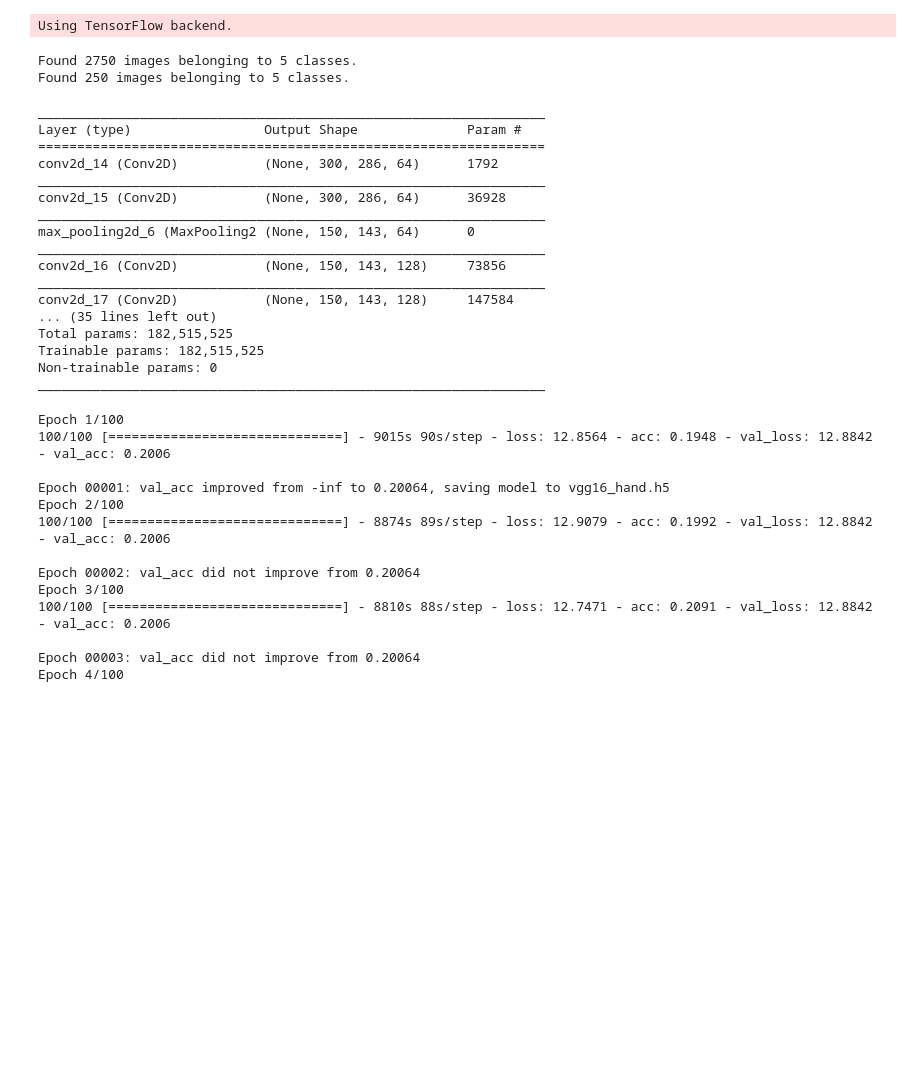
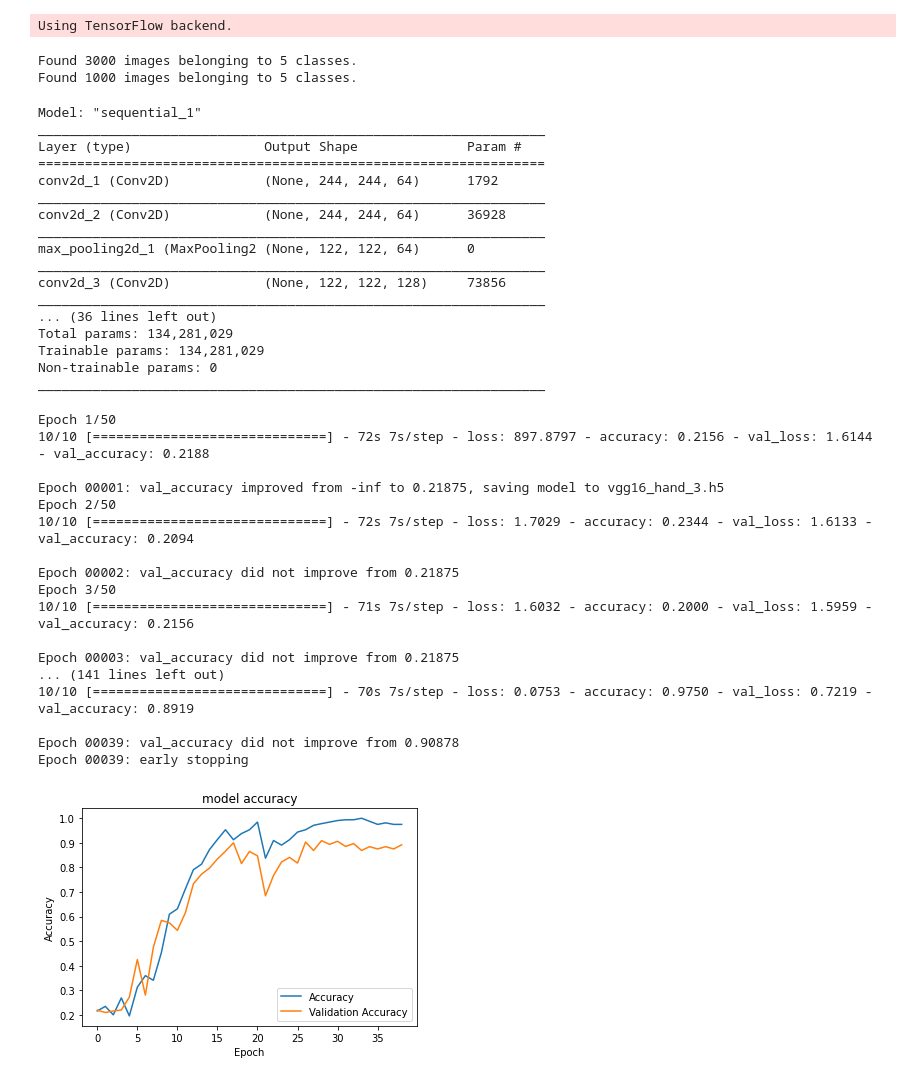
Before and after one commit to leelightman/HandGestureRecognizer, a Jupyter notebook: handGestureVGGModel.ipynb, the cells around one changed output. Saved outputs shown, nothing was run; the diff lists cells and outputs as text; code cells hidden in the pictures; blank space fills up the shorter version.

```diff
--- a/handGestureVGGModel.ipynb
+++ b/handGestureVGGModel.ipynb
@@ -8,16 +24,16 @@ import numpy as np
 Using TensorFlow backend.
 # %%
 trdata = ImageDataGenerator()
-traindata = trdata.flow_from_directory(directory="data/train",target_size=(300,286))
+traindata = trdata.flow_from_directory(directory="data/train",target_size=(244,244))
 tsdata = ImageDataGenerator()
-testdata = tsdata.flow_from_directory(directory="data/validation", target_size=(300,286))
+testdata = tsdata.flow_from_directory(directory="data/validation", target_size=(244,244))
 # %% [output]
-Found 2750 images belonging to 5 classes.
-Found 250 images belonging to 5 classes.
+Found 3000 images belonging to 5 classes.
+Found 1000 images belonging to 5 classes.
 # %%
 model = Sequential()
 # %%
-model.add(Conv2D(input_shape=(300,286,3),filters=64,kernel_size=(3,3),padding="same", activation="relu"))
+model.add(Conv2D(input_shape=(244,244,3),filters=64,kernel_size=(3,3),padding="same", activation="relu"))
 # %%
 model.add(Conv2D(filters=64,kernel_size=(3,3),padding="same", activation="relu"))
 # %%
@@ -67,52 +82,58 @@ model.compile(optimizer=opt, loss=keras.losses.categorical_crossentropy, metrics
 # %%
 model.summary()
 # %% [output]
+Model: "sequential_1"
 _________________________________________________________________
 Layer (type)                 Output Shape              Param #
 =================================================================
-conv2d_14 (Conv2D)           (None, 300, 286, 64)      1792
+conv2d_1 (Conv2D)            (None, 244, 244, 64)      1792
 _________________________________________________________________
-conv2d_15 (Conv2D)           (None, 300, 286, 64)      36928
+conv2d_2 (Conv2D)            (None, 244, 244, 64)      36928
 _________________________________________________________________
-max_pooling2d_6 (MaxPooling2 (None, 150, 143, 64)      0
+max_pooling2d_1 (MaxPooling2 (None, 122, 122, 64)      0
 _________________________________________________________________
-conv2d_16 (Conv2D)           (None, 150, 143, 128)     73856
+conv2d_3 (Conv2D)            (None, 122, 122, 128)     73856
 _________________________________________________________________
-conv2d_17 (Conv2D)           (None, 150, 143, 128)     147584
-... (35 lines left out)
-Total params: 182,515,525
-Trainable params: 182,515,525
+... (36 lines left out)
+Total params: 134,281,029
+Trainable params: 134,281,029
 Non-trainable params: 0
 _________________________________________________________________
 # %%
-from keras.callbacks import ModelCheckpoint, EarlyStopping
-checkpoint = ModelCheckpoint("vgg16_hand.h5", monitor='val_acc', verbose=1, save_best_only=True, save_weights_only=False, mode='auto', period=1)
-early = EarlyStopping(monitor='val_acc', min_delta=0, patience=20, verbose=1, mode='auto')
+checkpoint = ModelCheckpoint("vgg16_hand_3.h5", monitor='val_accuracy', verbose=1, save_best_only=True, save_weights_only=False, mode='auto', period=1)
+early = EarlyStopping(monitor='val_accuracy', min_delta=0, patience=10, verbose=1, mode='auto')
 # %%
-hist = model.fit_generator(steps_per_epoch=100,generator=traindata, validation_data= testdata, validation_steps=10,epochs=100,callbacks=[checkpoint,early])
+hist = model.fit_generator(steps_per_epoch=10,generator=traindata, validation_data= testdata, validation_steps=10,epochs=50,callbacks=[checkpoint,early])
 # %% [output]
-Epoch 1/100
-100/100 [==============================] - 9015s 90s/step - loss: 12.8564 - acc: 0.1948 - val_loss: 12.8842 - val_acc: 0.2006
+Epoch 1/50
+10/10 [==============================] - 72s 7s/step - loss: 897.8797 - accuracy: 0.2156 - val_loss: 1.6144 - val_accuracy: 0.2188
 
-Epoch 00001: val_acc improved from -inf to 0.20064, saving model to vgg16_hand.h5
-Epoch 2/100
-100/100 [==============================] - 8874s 89s/step - loss: 12.9079 - acc: 0.1992 - val_loss: 12.8842 - val_acc: 0.2006
+Epoch 00001: val_accuracy improved from -inf to 0.21875, saving model to vgg16_hand_3.h5
+Epoch 2/50
+10/10 [==============================] - 72s 7s/step - loss: 1.7029 - accuracy: 0.2344 - val_loss: 1.6133 - val_accuracy: 0.2094
 
-Epoch 00002: val_acc did not improve from 0.20064
-Epoch 3/100
-100/100 [==============================] - 8810s 88s/step - loss: 12.7471 - acc: 0.2091 - val_loss: 12.8842 - val_acc: 0.2006
+Epoch 00002: val_accuracy did not improve from 0.21875
+Epoch 3/50
+10/10 [==============================] - 71s 7s/step - loss: 1.6032 - accuracy: 0.2000 - val_loss: 1.5959 - val_accuracy: 0.2156
 
-Epoch 00003: val_acc did not improve from 0.20064
-Epoch 4/100
+Epoch 00003: val_accuracy did not improve from 0.21875
+... (141 lines left out)
+10/10 [==============================] - 70s 7s/step - loss: 0.0753 - accuracy: 0.9750 - val_loss: 0.7219 - val_accuracy: 0.8919
+
+Epoch 00039: val_accuracy did not improve from 0.90878
+Epoch 00039: early stopping
 # %%
 import matplotlib.pyplot as plt
-plt.plot(hist.history["acc"])
-plt.plot(hist.history['val_acc'])
-plt.plot(hist.history['loss'])
-plt.plot(hist.history['val_loss'])
+plt.plot(hist.history["accuracy"])
+plt.plot(hist.history['val_accuracy'])
+#plt.plot(hist.history['loss'])
+#plt.plot(hist.history['val_loss'])
 plt.title("model accuracy")
 plt.ylabel("Accuracy")
 plt.xlabel("Epoch")
-plt.legend(["Accuracy","Validation Accuracy","loss","Validation Loss"])
+#plt.legend(["Accuracy","Validation Accuracy","loss","Validation Loss"])
+plt.legend(["Accuracy","Validation Accuracy"])
 plt.show()
+# %% [output]
+[figure, added]
 # %%
```
Also changed, not shown: parts of 11 cells of this notebook.
